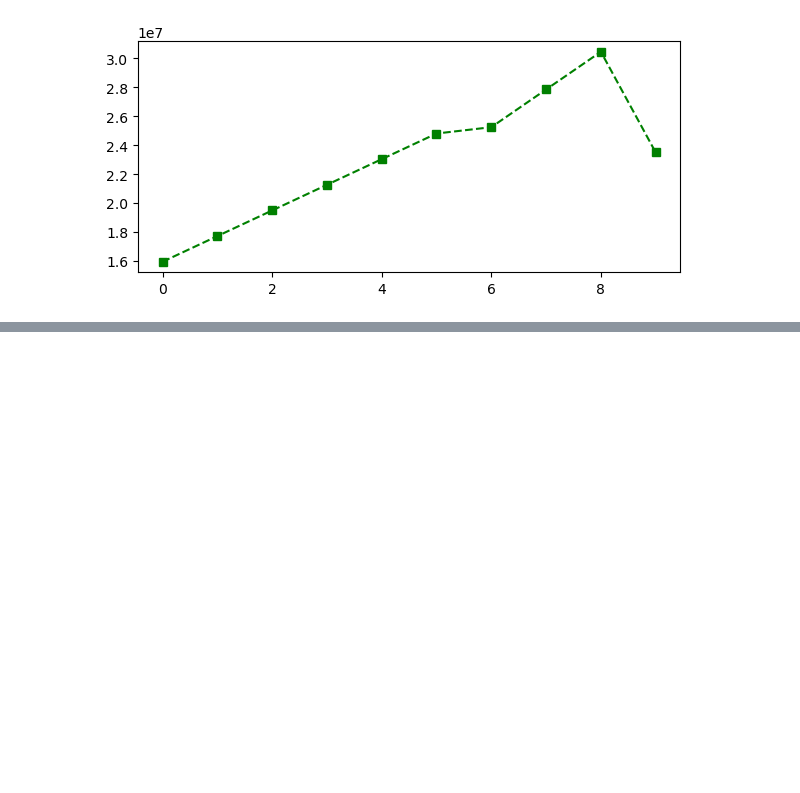
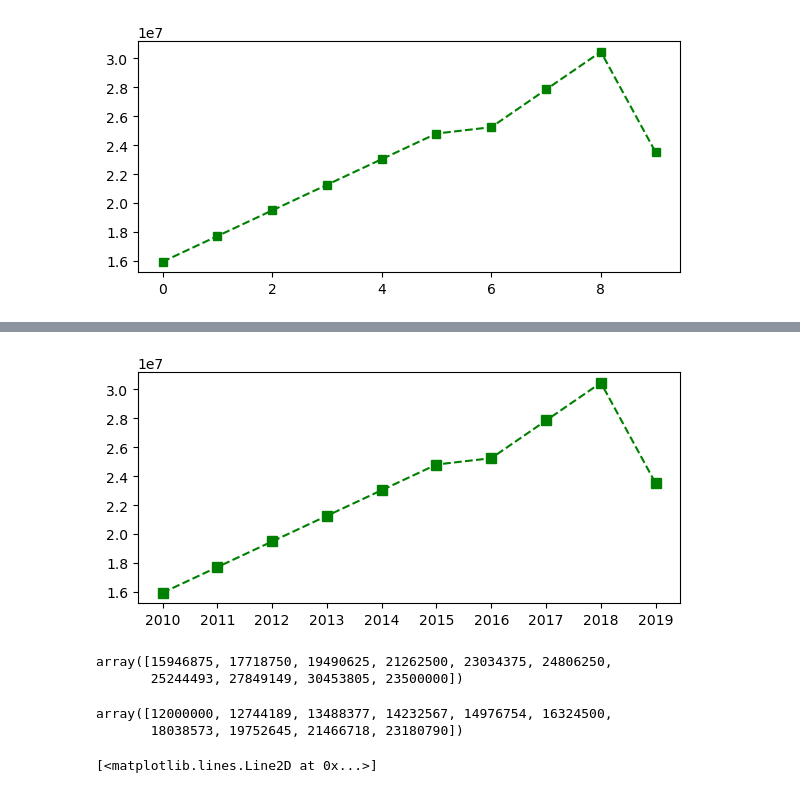
Before and after one commit to vermakshitij19/PythonProg, a Jupyter notebook: IPL Data Analysis.ipynb, the cells around one changed output, grey strips where cells are left out. Cells and saved outputs as stored; diff of their text form; code cells hidden in the pictures; blank space fills up the shorter version.

```diff
--- a/IPL Data Analysis.ipynb
+++ b/IPL Data Analysis.ipynb
@@ -240,0 +295,20 @@ plt.show()
+# %%
+plt.plot(Salary[0], c='Green', ls = '--', marker = 's', ms = 7, label = Players[0])
+plt.xticks(list(range(0,10)), Seasons,rotation='horizontal')
+plt.show()
+# %% [output]
+[figure, added]
+# %%
+Salary[0]
+# %% [output]
+array([15946875, 17718750, 19490625, 21262500, 23034375, 24806250,
+       25244493, 27849149, 30453805, 23500000])
+# %%
+Salary[1]
+# %% [output]
+array([12000000, 12744189, 13488377, 14232567, 14976754, 16324500,
+       18038573, 19752645, 21466718, 23180790])
+# %%
+plt.plot(Salary[1], c='Blue', ls = ':', marker = 'o', ms = 10, label = Players[1])
+# %% [output]
+[<matplotlib.lines.Line2D at 0x...>]
```
Also changed, not shown: parts of 16 cells of this notebook.
